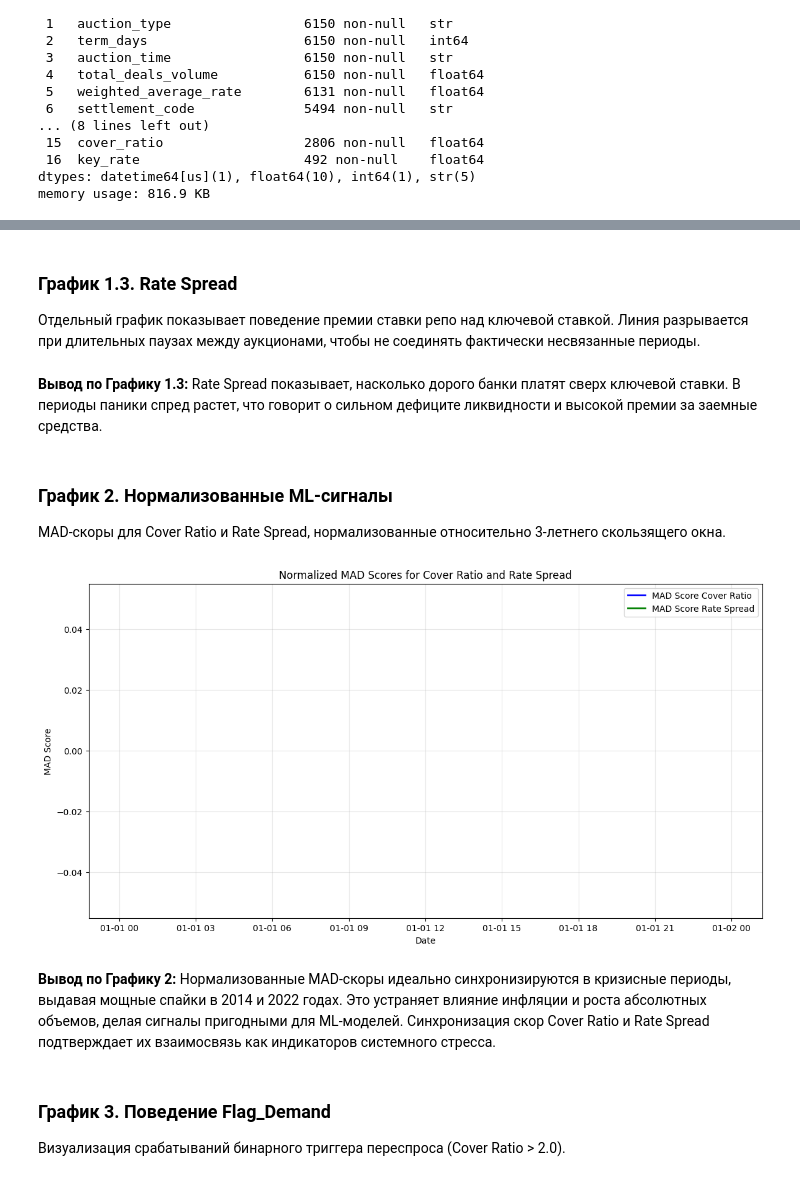
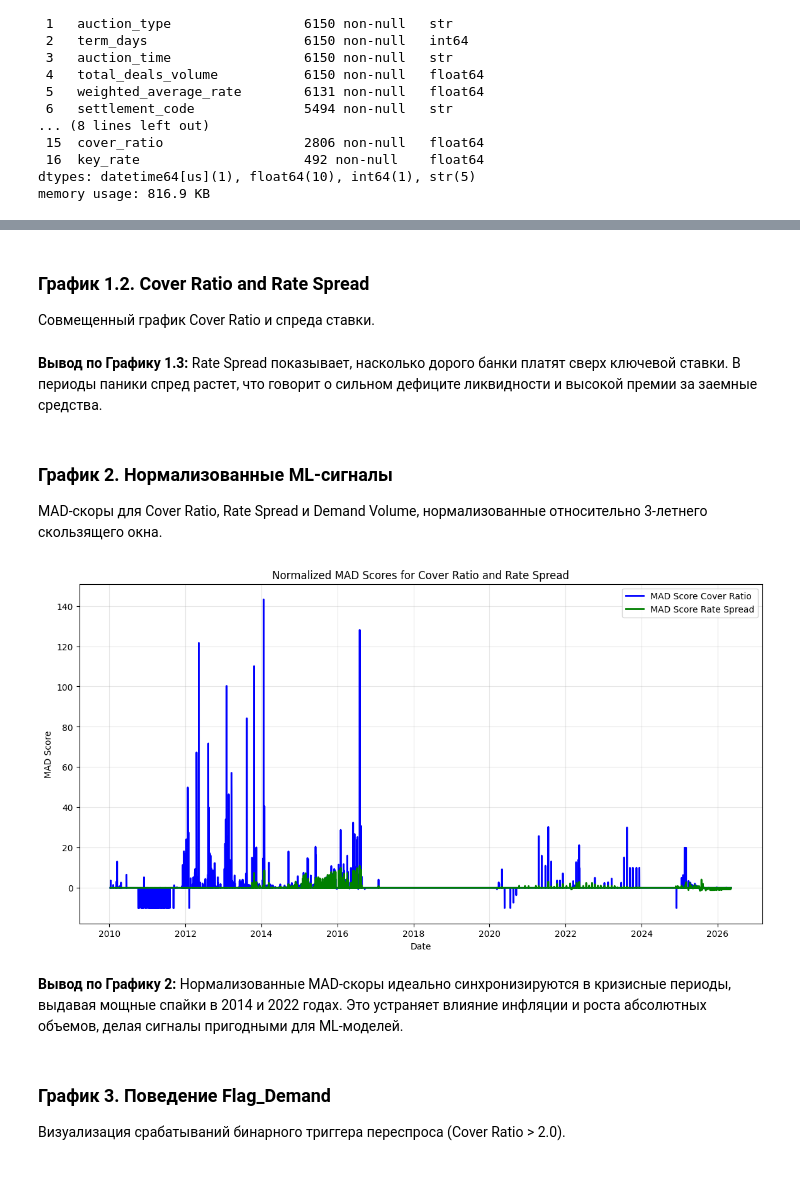
Before and after one commit to Povid1o/MathMode_LiquidityCatchers_RuLiquiditySentinel, a Jupyter notebook: ml/notebooks/model_2.ipynb, the cells around one changed output, grey strips where cells are left out. Saved outputs shown, nothing was run; the diff lists cells and outputs as text; code cells hidden in the pictures.

```diff
--- a/ml/notebooks/model_2.ipynb
+++ b/ml/notebooks/model_2.ipynb
@@ -248,23 +220,4 @@ print(df[['date', 'MAD_score_cover', 'MAD_score_rate_spread', 'Flag_Demand']].ta
 # %%
-# Функция для вставки NaN на больших разрывах по датам
-# Без этого matplotlib объединяет точки прямой линией, создавая ложный эффект непрерывного наблюдения.
-def break_gap_lines(df, date_col='date', max_gap_days=14, cols=None):
-    cols = cols if cols is not None else ['cover_ratio', 'rate_spread', 'MAD_score_cover', 'MAD_score_rate_spread']
-    df_plot = df.sort_values(date_col).reset_index(drop=True).copy()
-    gap_mask = df_plot[date_col].diff().dt.days > max_gap_days
-    if gap_mask.any():
-        inserts = []
-        for i in gap_mask[gap_mask].index:
-            prev = df_plot.loc[i - 1].copy()
-            prev[date_col] = prev[date_col] + pd.Timedelta(days=1)
-            for c in cols:
-                if c in prev.index:
-                    prev[c] = np.nan
-            inserts.append(prev)
-        if inserts:
-            df_plot = pd.concat([df_plot, pd.DataFrame(inserts)], ignore_index=True).sort_values(date_col).reset_index(drop=True)
-    return df_plot
-
 plot_df = break_gap_lines(df, cols=['cover_ratio', 'rate_spread'])
 
 fig, ax1 = plt.subplots(figsize=(14, 5))
@@ -293,56 +256,30 @@ plt.show()
 # %% [markdown]
-### График 1.3. Rate Spread
+### График 1.2. Cover Ratio and Rate Spread
 
-Отдельный график показывает поведение премии ставки репо над ключевой ставкой. Линия разрывается при длительных паузах между аукционами, чтобы не соединять фактически несвязанные периоды.
+Совмещенный график Cover Ratio и спреда ставки.
 # %% [markdown]
 **Вывод по Графику 1.3:** Rate Spread показывает, насколько дорого банки платят сверх ключевой ставки. В периоды паники спред растет, что говорит о сильном дефиците ликвидности и высокой премии за заемные средства.
 # %% [markdown]
 ### График 2. Нормализованные ML-сигналы
 
-MAD-скоры для Cover Ratio и Rate Spread, нормализованные относительно 3-летнего скользящего окна.
+MAD-скоры для Cover Ratio, Rate Spread и Demand Volume, нормализованные относительно 3-летнего скользящего окна.
 # %%
-# Временное окно 3 года рассчитываем через календарный интервал по дате
-rolling_window = '1095D'
-
-series_cover = df.set_index('date')['cover_ratio']
-series_spread = df.set_index('date')['rate_spread']
-
-# Рассчитываем скользящую медиану
-cover_median = series_cover.rolling(rolling_window, min_periods=1).median()
-spread_median = series_spread.rolling(rolling_window, min_periods=1).median()
-
-# Рассчитываем скользящий MAD
-cover_mad = series_cover.rolling(rolling_window, min_periods=1).apply(
-    lambda x: np.median(np.abs(x - np.median(x))), raw=True
-)
-spread_mad = series_spread.rolling(rolling_window, min_periods=1).apply(
-    lambda x: np.median(np.abs(x - np.median(x))), raw=True
-)
-
-# Защита от деления на ноль или слишком маленькие значения
-cover_mad = cover_mad.clip(lower=0.05)
-spread_mad = spread_mad.clip(lower=0.05)
-
-# Нормализованный MAD скор: (value - median) / MAD
-df['MAD_score_cover'] = (series_cover - cover_median) / cover_mad
-df['MAD_score_rate_spread'] = (series_spread - spread_median) / spread_mad
-
 plot_df = break_gap_lines(df, cols=['MAD_score_cover', 'MAD_score_rate_spread'])
 
 plt.figure(figsize=(14, 7))
 plt.plot(plot_df['date'], plot_df['MAD_score_cover'], label='MAD Score Cover Ratio', color='blue', linewidth=2)
 plt.plot(plot_df['date'], plot_df['MAD_score_rate_spread'], label='MAD Score Rate Spread', color='green', linewidth=2)
 
 plt.xlabel('Date')
 plt.ylabel('MAD Score')
 plt.title('Normalized MAD Scores for Cover Ratio and Rate Spread')
 plt.legend()
 plt.grid(True, alpha=0.3)
 plt.show()
 # %% [output]
-[figure, old version]
+[figure, new version]
 # %% [markdown]
-**Вывод по Графику 2:** Нормализованные MAD-скоры идеально синхронизируются в кризисные периоды, выдавая мощные спайки в 2014 и 2022 годах. Это устраняет влияние инфляции и роста абсолютных объемов, делая сигналы пригодными для ML-моделей. Синхронизация скор Cover Ratio и Rate Spread подтверждает их взаимосвязь как индикаторов системного стресса.
+**Вывод по Графику 2:** Нормализованные MAD-скоры идеально синхронизируются в кризисные периоды, выдавая мощные спайки в 2014 и 2022 годах. Это устраняет влияние инфляции и роста абсолютных объемов, делая сигналы пригодными для ML-моделей.
 # %% [markdown]
 ### График 3. Поведение Flag_Demand
 
```
Also changed, not shown: parts of 19 cells of this notebook.
